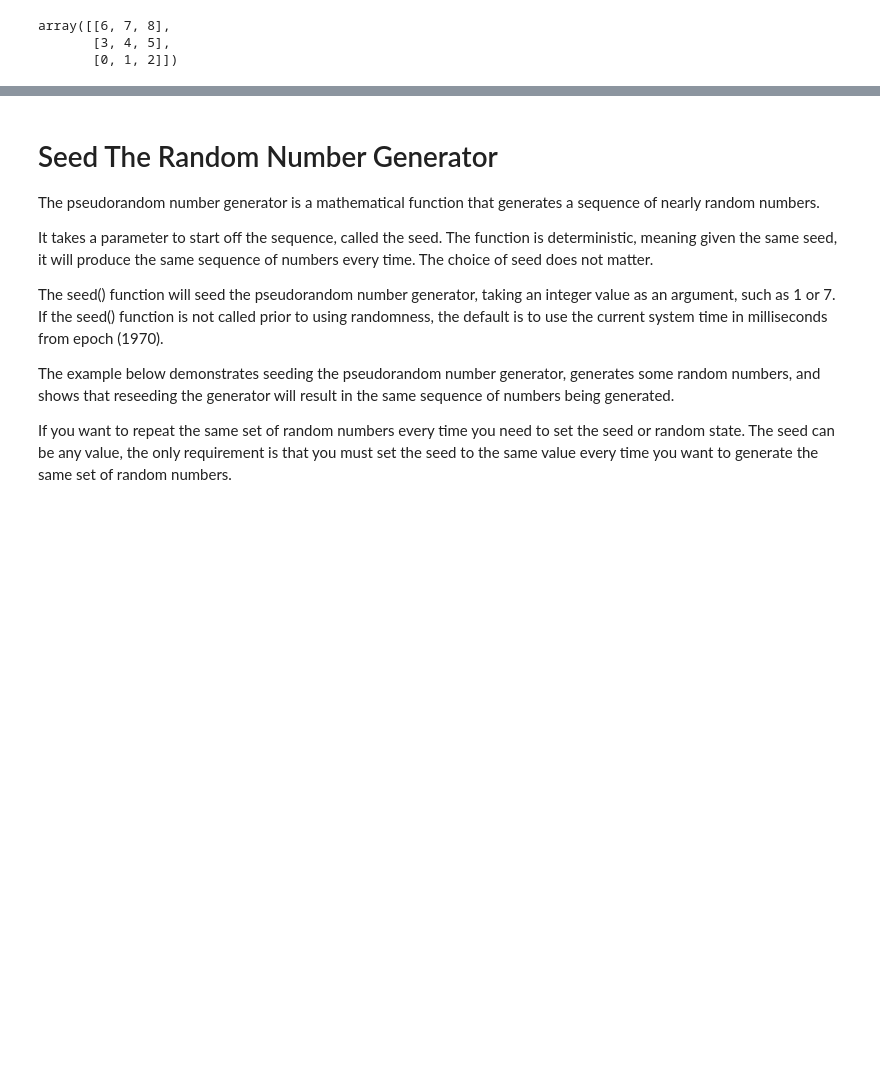
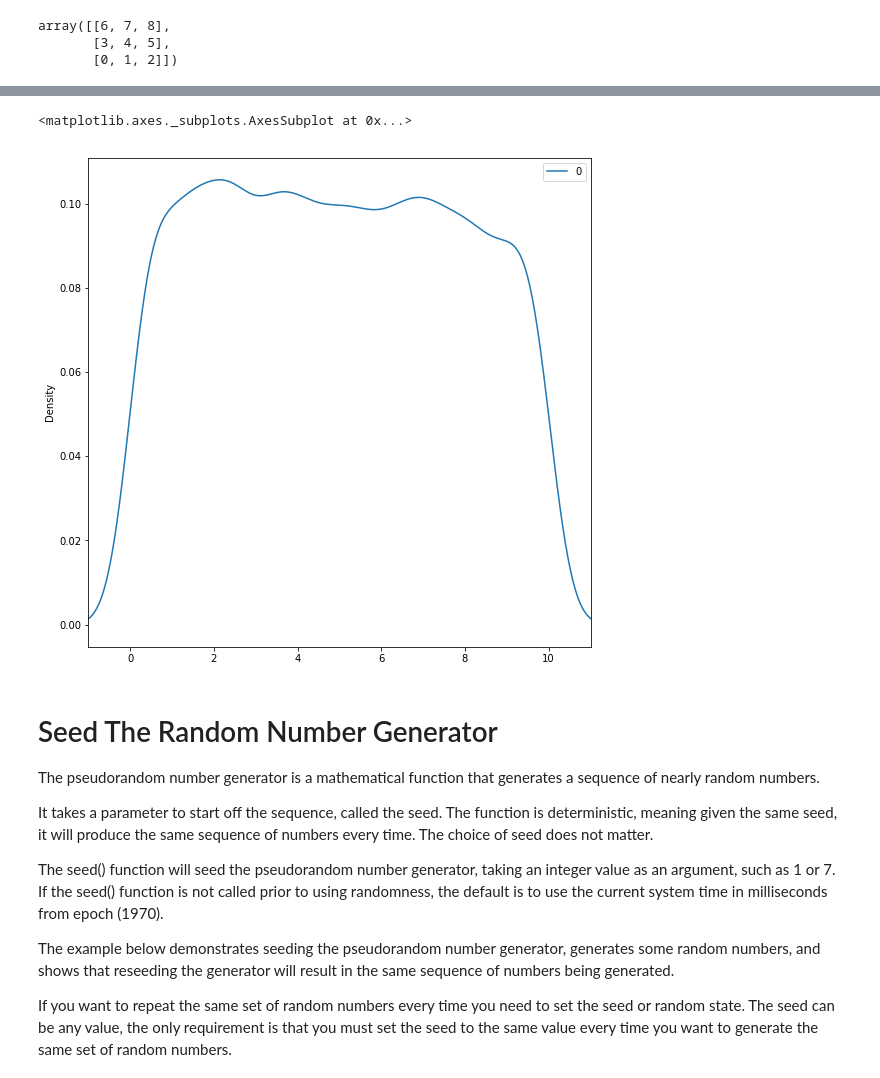
Before and after one commit to pauladaly/Programming-DA-Assignment-2019, a Jupyter notebook: Programming-DA-Assignment-2019.ipynb, the cells around one changed output, grey strips where cells are left out. Drawn from its saved outputs; the diff is of its cells as text; code cells hidden in the pictures; blank space fills up the shorter version.

```diff
--- a/Programming-DA-Assignment-2019.ipynb
+++ b/Programming-DA-Assignment-2019.ipynb
@@ -192,3 +214,11 @@ np.random.gamma(1,1)
+# %%
+# Generate 10,000 numbers from 0 to 10
+uniform_data = stats.uniform.rvs(size=10000, loc=0, scale=10)
+# Plot the distribution
+pd.DataFrame(uniform_data).plot(kind="density", figsize=(9,9), xlim=(-1,11))
+# %% [output]
+<matplotlib.axes._subplots.AxesSubplot at 0x...>
+[figure, added]
 # %% [markdown]
 # Seed The Random Number Generator
 The pseudorandom number generator is a mathematical function that generates a sequence of nearly random numbers.
```
Also changed, not shown: parts of 33 cells of this notebook.
